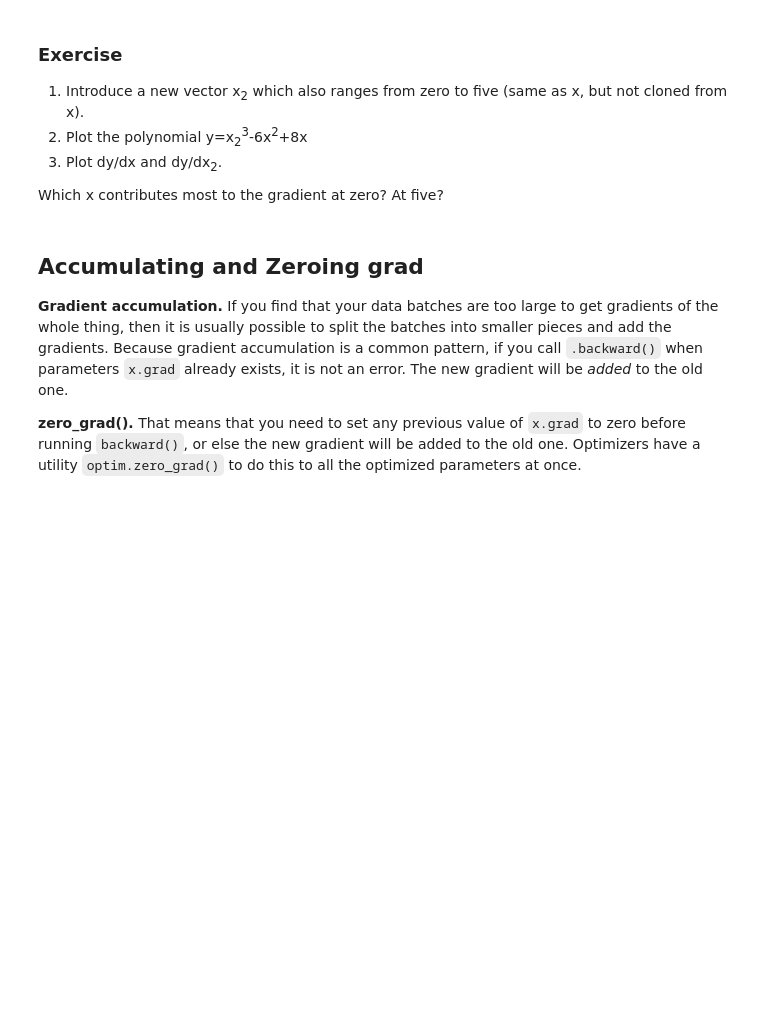
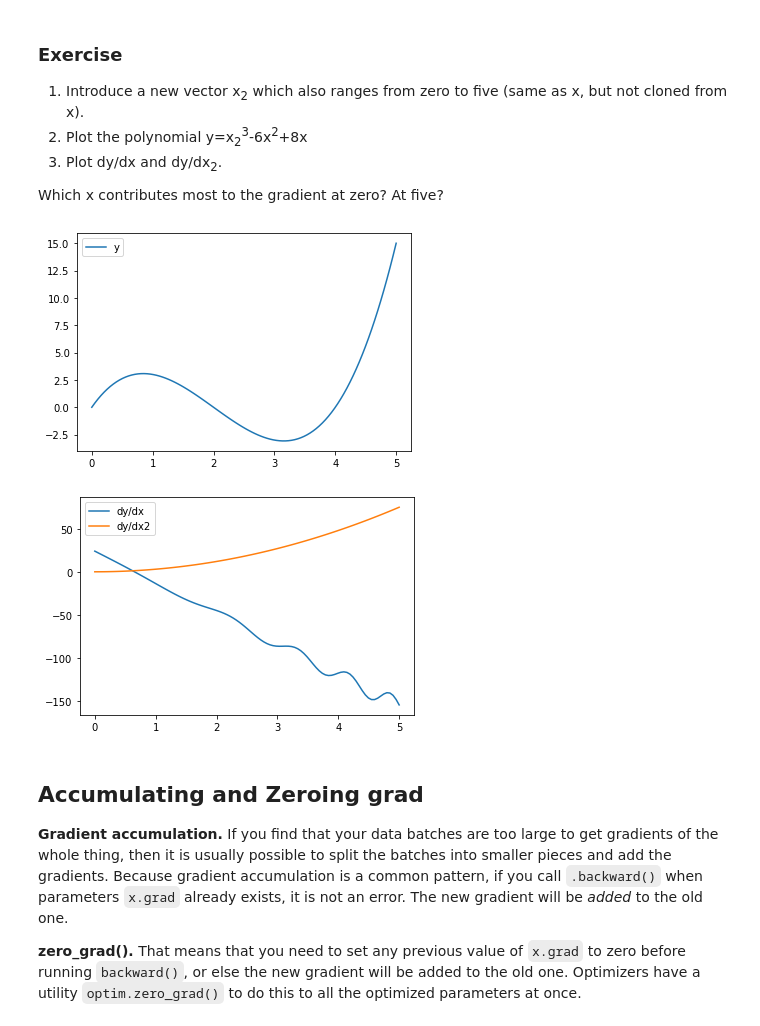
Before and after one commit to cyyeh/generative-modeling, a Jupyter notebook: notebooks/pytorch/2-Pytorch-Autograd.ipynb, the cells around one changed output. Cells and saved outputs as stored; diff of their text form; code cells hidden in the pictures; blank space fills up the shorter version.

```diff
--- a/notebooks/pytorch/2-Pytorch-Autograd.ipynb
+++ b/notebooks/pytorch/2-Pytorch-Autograd.ipynb
@@ -93,11 +103,23 @@ tensor([-0.0000e+00, -2.5765e-04, -2.0612e-03, -6.9560e-03, -1.6485e-02,
 Which x contributes most to the gradient at zero?  At five?
 # %%
 # TODO: define x2 just like x, but not cloned from x
-x2 = 'TODO'
+x2 = torch.linspace(0, 5, 100, requires_grad=True)
+y = x2**3 - 6*x**2 + 8*x
+y.sum().backward()
 
 # TODO: Plot the given polynomial which depends on both x and x2
+plt.plot(x.detach(), y.detach(), label='y')
+plt.legend()
+plt.show()
 
 # TODO: Plot both dy/dx and dy/dx2.  Explain what you get.
+plt.plot(x.detach(), x.grad, label='dy/dx')
+plt.plot(x.detach(), x2.grad, label='dy/dx2')
+plt.legend()
+plt.show()
+# %% [output]
+[figure, added]
+[figure, added]
 # %% [markdown]
 Accumulating and Zeroing grad
 -----------------------------
```
Also changed, not shown: parts of 2 cells of this notebook.
